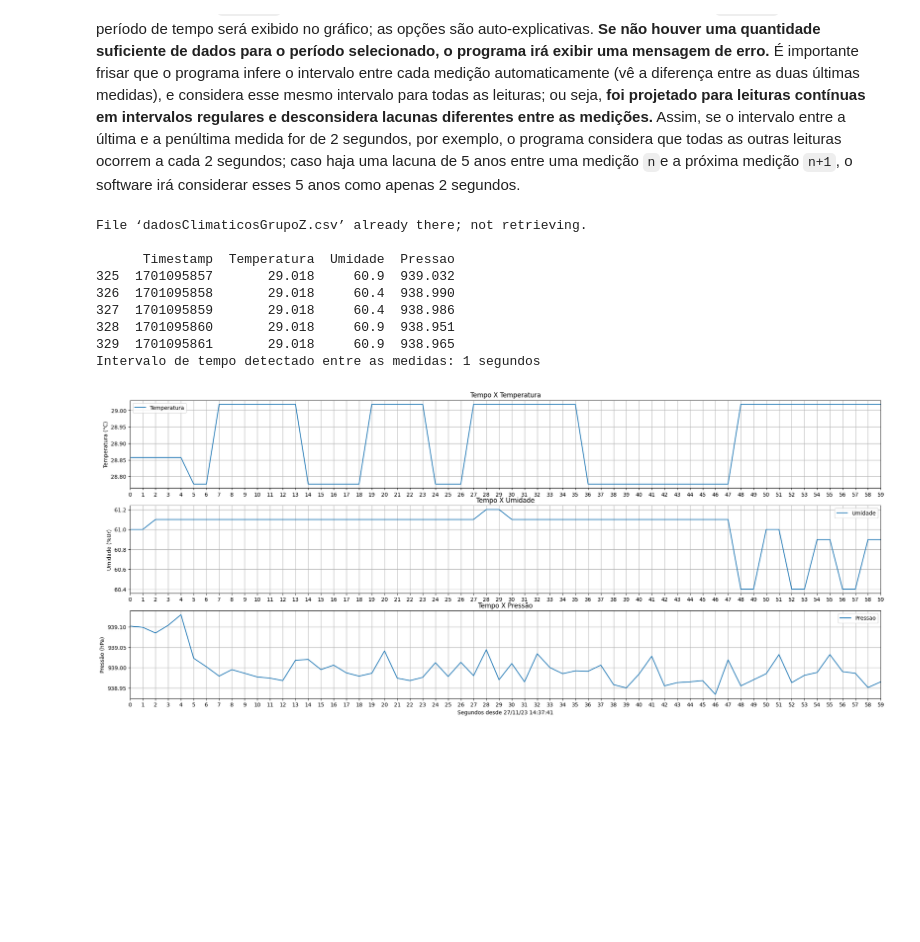
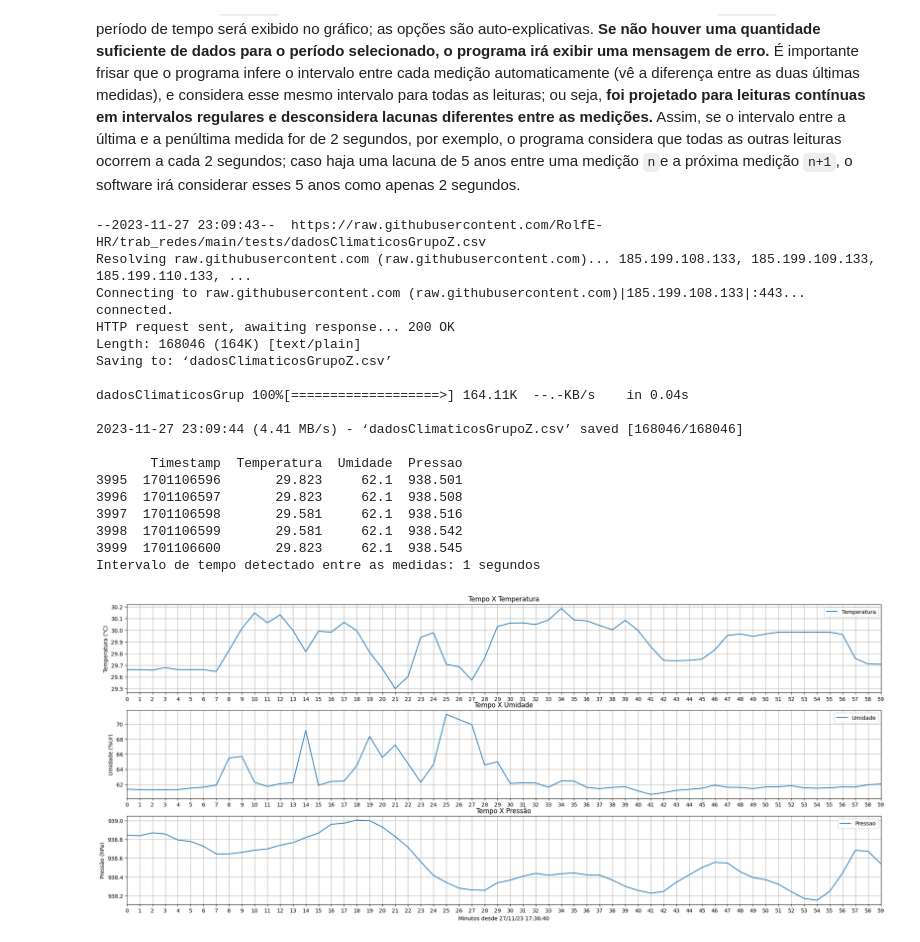
Before and after one commit to RodolfoHRE/trab_redes, a Jupyter notebook: coleta_dados_climaticos.ipynb, the cells around one changed output. Drawn from its saved outputs; the diff is of its cells as text; code cells hidden in the pictures; blank space fills up the shorter version.

```diff
--- a/coleta_dados_climaticos.ipynb
+++ b/coleta_dados_climaticos.ipynb
@@ -275,7 +275,7 @@ print(f"Intervalo de tempo detectado entre as medidas: {delta_t} segundos")
 
 # Seleção do período para visualização dos dados
 #@markdown ---
-periodo = "Segundos / Ultimo minuto" #@param ["Segundos / Ultimo minuto", "Minutos / Ultima hora", "Horas / Ultimo dia", "Dias / Ultima semana"]
+periodo = "Minutos / Ultima hora" #@param ["Segundos / Ultimo minuto", "Minutos / Ultima hora", "Horas / Ultimo dia", "Dias / Ultima semana"]
 
 # Dicionário para conversão de segundos para o período selecionado
 dict_periodo = {
@@ -293,38 +293,47 @@ else:
     # Caso especial para os segundos
     if periodo == "Segundos / Ultimo minuto":
         # Pega o último minuto
         df_periodo = df.tail(dict_periodo[periodo][1] // delta_t)
         # Remove a coluna "Timestamp"
         df_periodo = df_periodo.drop(columns=["Timestamp"])
         # Adiciona um novo index com um incremento de delta_t
         df_periodo['Tempo'] = range(0, 60, delta_t)
         df_periodo.set_index('Tempo', inplace=True)
     else:
         # Agrupa os dados de acordo com o período selecionado e faz a média dos valores
         df_periodo = df.groupby(df.index // (dict_periodo[periodo][0] // delta_t)).mean().tail(dict_periodo[periodo][1])
         # Remove a coluna "Timestamp"
         df_periodo = df_periodo.drop(columns=["Timestamp"])
         # Cria uma coluna com o tempo em minutos/horas/dias
         df_periodo = df_periodo.reset_index(drop=True)
 
     # Converte o tempo t0
     t0 = datetime.fromtimestamp(t0).strftime("%d/%m/%y %H:%M:%S")
 
     # Plota os gráficos
     fig, axs = plt.subplots(3, 1)
     df_periodo.plot(y='Temperatura', ax=axs[0], title="Tempo X Temperatura", xlabel="", ylabel="Temperatura (°C)", xlim=[0,dict_periodo[periodo][1]-1], grid=True, xticks=range(0,dict_periodo[periodo][1]), figsize=(25,10))
     df_periodo.plot(y='Umidade', ax=axs[1], title="Tempo X Umidade", xlabel="", ylabel="Umidade (%Ur)", xlim=[0,dict_periodo[periodo][1]-1], grid=True, xticks=range(0,dict_periodo[periodo][1]), figsize=(25,10))
     df_periodo.plot(y='Pressao', ax=axs[2], title="Tempo X Pressão", xlabel=(dict_periodo[periodo][2] + t0), ylabel="Pressão (hPa)", xlim=[0,dict_periodo[periodo][1]-1], grid=True, xticks=range(0,dict_periodo[periodo][1]), figsize=(25,10))
     fig_manager = plt.get_current_fig_manager()
     plt.show()
 # %% [output]
-File ‘dadosClimaticosGrupoZ.csv’ already there; not retrieving.
+--2023-11-27 23:09:43--  https://raw.githubusercontent.com/RolfE-HR/trab_redes/main/tests/dadosClimaticosGrupoZ.csv
+Resolving raw.githubusercontent.com (raw.githubusercontent.com)... 185.199.108.133, 185.199.109.133, 185.199.110.133, ...
+Connecting to raw.githubusercontent.com (raw.githubusercontent.com)|185.199.108.133|:443... connected.
+HTTP request sent, awaiting response... 200 OK
+Length: 168046 (164K) [text/plain]
+Saving to: ‘dadosClimaticosGrupoZ.csv’
 
-      Timestamp  Temperatura  Umidade  Pressao
-325  1701095857       29.018     60.9  939.032
-326  1701095858       29.018     60.4  938.990
-327  1701095859       29.018     60.4  938.986
-328  1701095860       29.018     60.9  938.951
-329  1701095861       29.018     60.9  938.965
+dadosClimaticosGrup 100%[===================>] 164.11K  --.-KB/s    in 0.04s
+
+2023-11-27 23:09:44 (4.41 MB/s) - ‘dadosClimaticosGrupoZ.csv’ saved [168046/168046]
+
+       Timestamp  Temperatura  Umidade  Pressao
+3995  1701106596       29.823     62.1  938.501
+3996  1701106597       29.823     62.1  938.508
+3997  1701106598       29.581     62.1  938.516
+3998  1701106599       29.581     62.1  938.542
+3999  1701106600       29.823     62.1  938.545
 Intervalo de tempo detectado entre as medidas: 1 segundos
-[figure, old version]
+[figure, new version]
```
Also changed, not shown: parts of 1 cell of this notebook.
